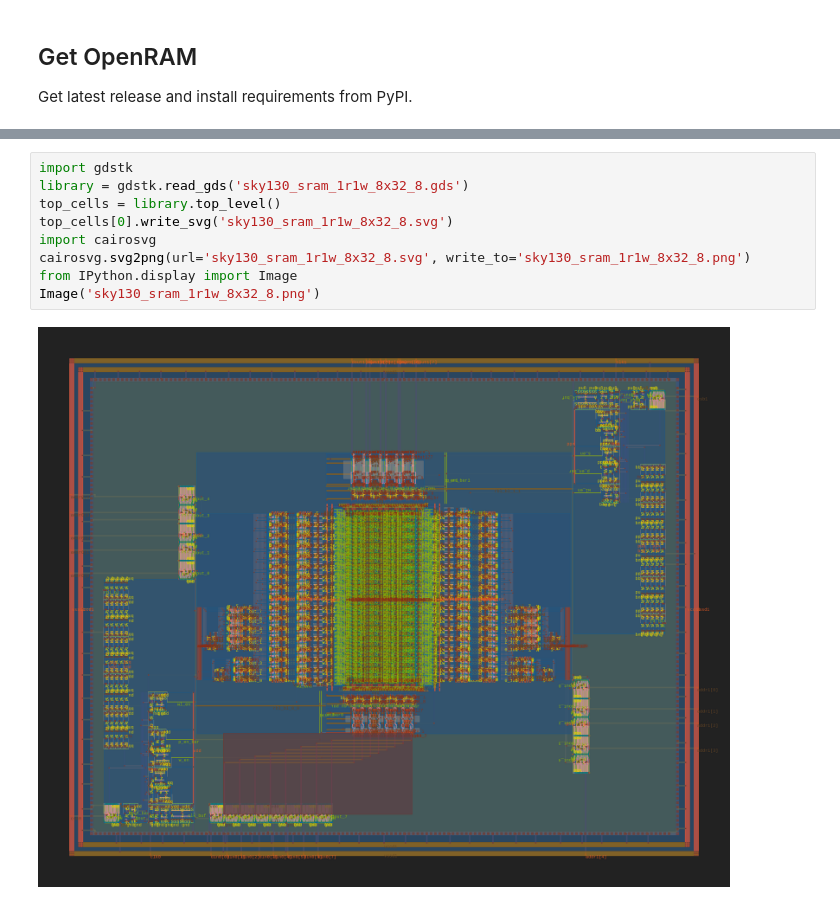
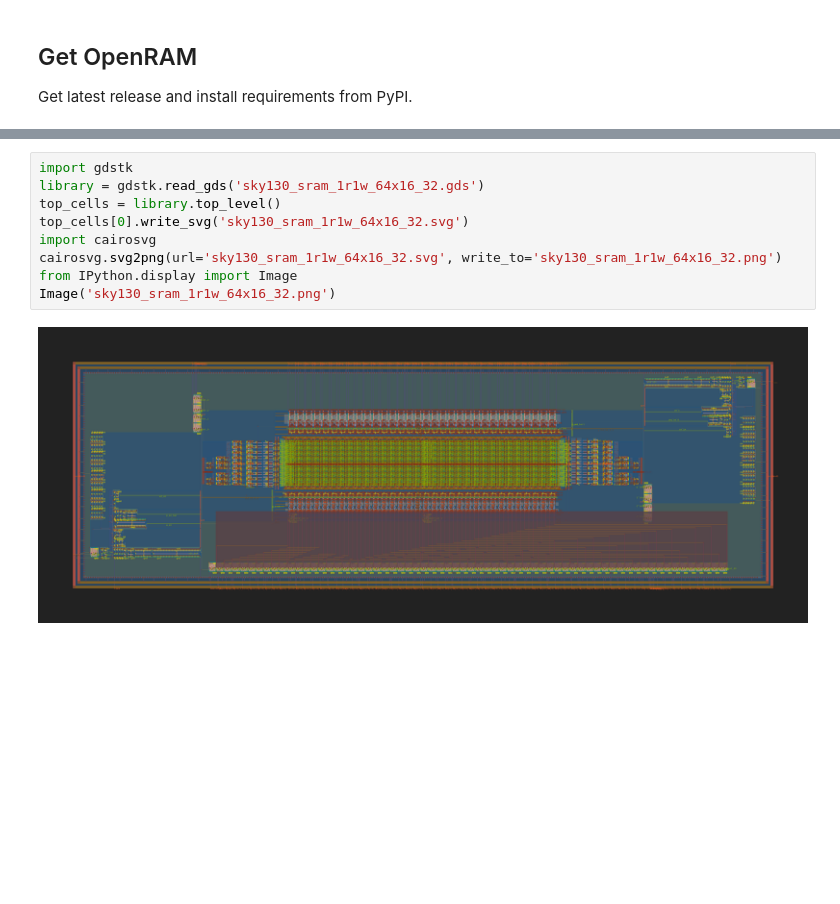
Before and after one commit to zaellis/270Computer, a Jupyter notebook: openram_playground2.ipynb, the cells around one changed output, grey strips where cells are left out. Saved outputs shown, nothing was run; the diff lists cells and outputs as text; blank space fills up the shorter version.

```diff
--- a/openram_playground2.ipynb
+++ b/openram_playground2.ipynb
@@ -145,11 +141,11 @@ Writing config.py
 # %%
 import gdstk
-library = gdstk.read_gds('sky130_sram_1r1w_8x32_8.gds')
+library = gdstk.read_gds('sky130_sram_1r1w_64x16_32.gds')
 top_cells = library.top_level()
-top_cells[0].write_svg('sky130_sram_1r1w_8x32_8.svg')
+top_cells[0].write_svg('sky130_sram_1r1w_64x16_32.svg')
 import cairosvg
-cairosvg.svg2png(url='sky130_sram_1r1w_8x32_8.svg', write_to='sky130_sram_1r1w_8x32_8.png')
+cairosvg.svg2png(url='sky130_sram_1r1w_64x16_32.svg', write_to='sky130_sram_1r1w_64x16_32.png')
 from IPython.display import Image
-Image('sky130_sram_1r1w_8x32_8.png')
+Image('sky130_sram_1r1w_64x16_32.png')
 # %% [output]
-[figure, old version]
+[figure, new version]
```
Also changed, not shown: parts of 4 cells of this notebook.
